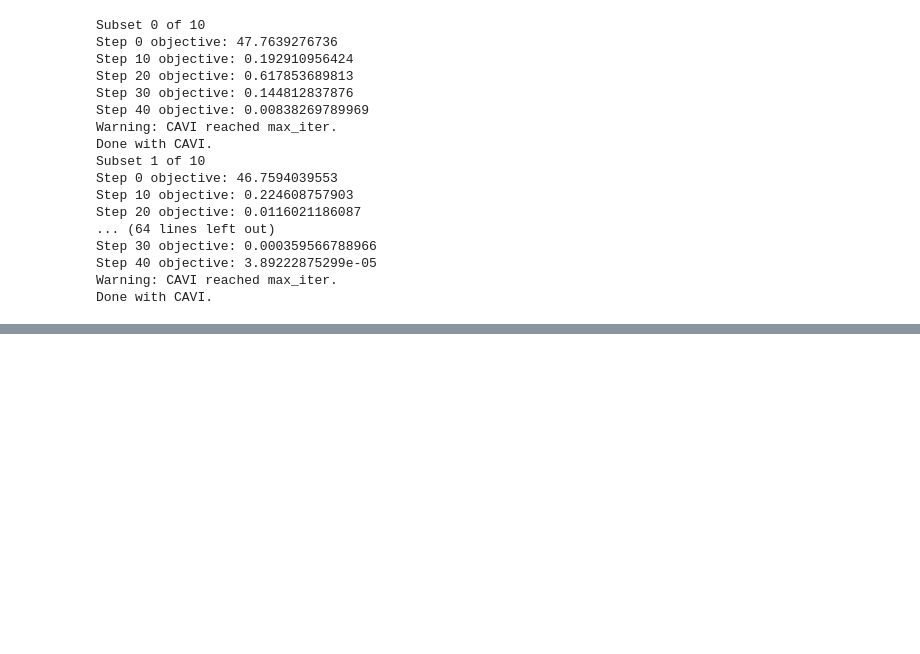
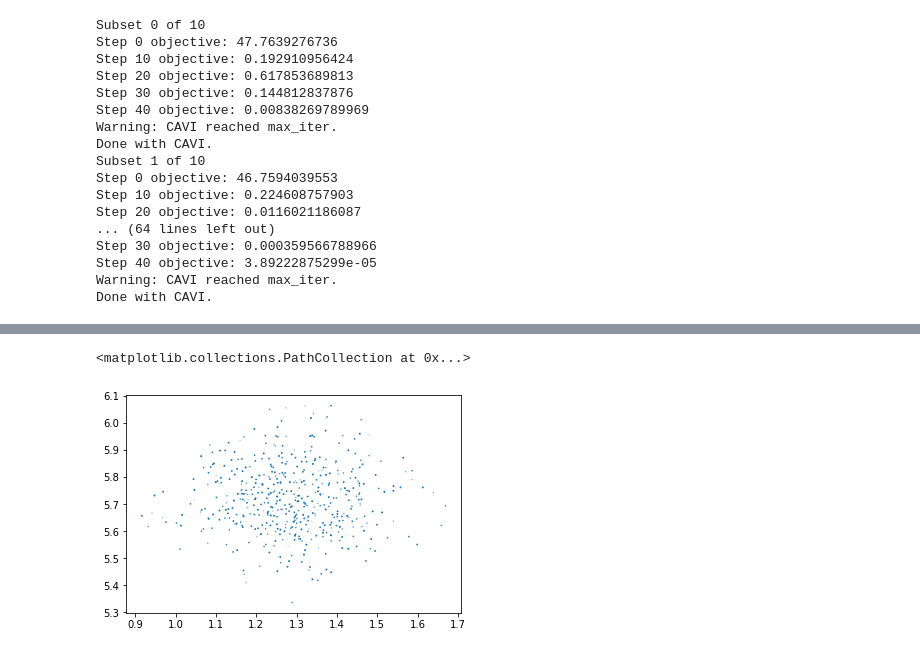
Before and after one commit to Runjing-Liu120/Variational_BNP_robustness, a Jupyter notebook: finite_approx/SubsampleOptimization.ipynb, the cells around one changed output, grey strips where cells are left out. Saved outputs shown, nothing was run; the diff lists cells and outputs as text; code cells hidden in the pictures; blank space fills up the shorter version.

```diff
--- a/finite_approx/SubsampleOptimization.ipynb
+++ b/finite_approx/SubsampleOptimization.ipynb
@@ -142,0 +168,9 @@ ImportError: No module named seaborn
+# %%
+
+color = np.random.random(a_sample.shape)
+plt.figure()
+k = 1
+plt.scatter(a_sample[:, 0, k], a_sample[:, 1, k], s=color[:, 0, k], )
+# %% [output]
+<matplotlib.collections.PathCollection at 0x...>
+[figure, added]
```
Also changed, not shown: parts of 3 cells of this notebook, 2 other files.
